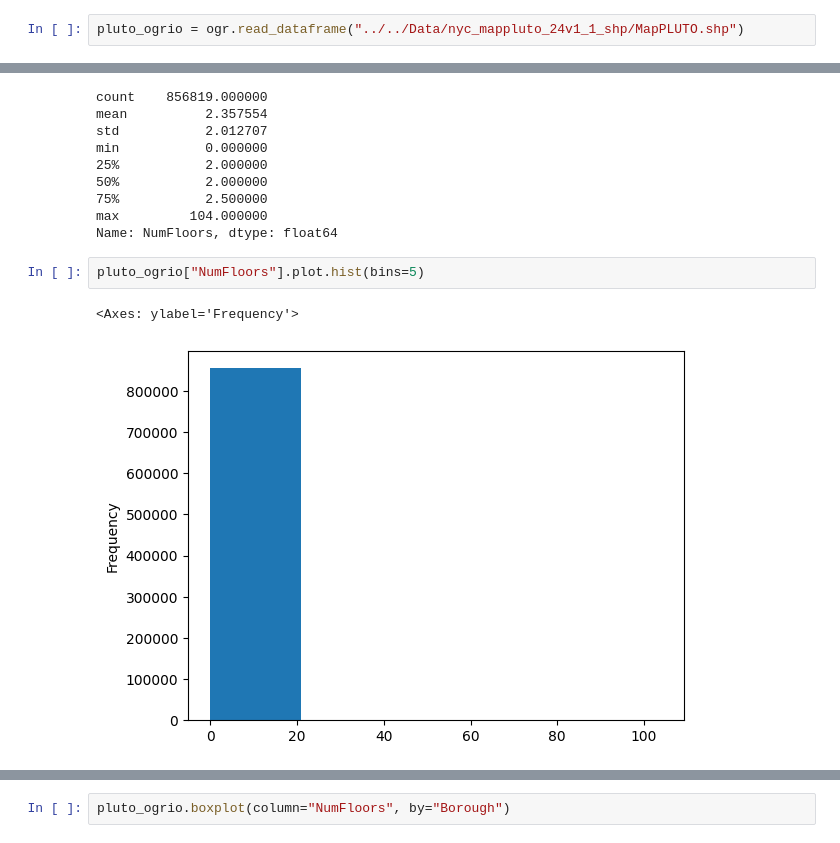
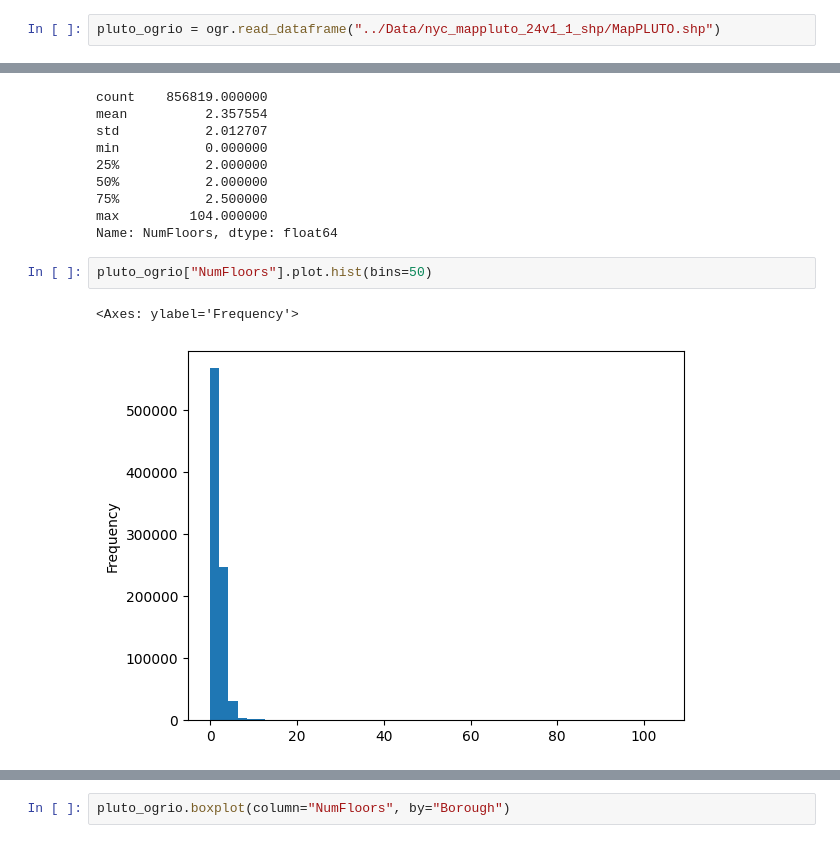
Before and after one commit to yumobennyyang/Mapping-Systems, a Jupyter notebook: Tutorials/01_vector_data_apis.ipynb, the cells around one changed output, grey strips where cells are left out. Drawn from its saved outputs; the diff is of its cells as text.

```diff
--- a/Tutorials/01_vector_data_apis.ipynb
+++ b/Tutorials/01_vector_data_apis.ipynb
@@ -31,4 +30,4 @@ import pydeck as pdk
 # %%
 # pluto = gpd.read_file("../Data/nyc_mappluto_24v1_1_shp/MapPLUTO.shp")
 # %%
-pluto_ogrio = ogr.read_dataframe("../../Data/nyc_mappluto_24v1_1_shp/MapPLUTO.shp")
+pluto_ogrio = ogr.read_dataframe("../Data/nyc_mappluto_24v1_1_shp/MapPLUTO.shp")
@@ -188,7 +174,7 @@ min           0.000000
 max         104.000000
 Name: NumFloors, dtype: float64
 # %%
-pluto_ogrio["NumFloors"].plot.hist(bins=5)
+pluto_ogrio["NumFloors"].plot.hist(bins=50)
 # %% [output]
 <Axes: ylabel='Frequency'>
-[figure, old version]
+[figure, new version]
```
Also changed, not shown: parts of 26 cells of this notebook, 2 other files.
